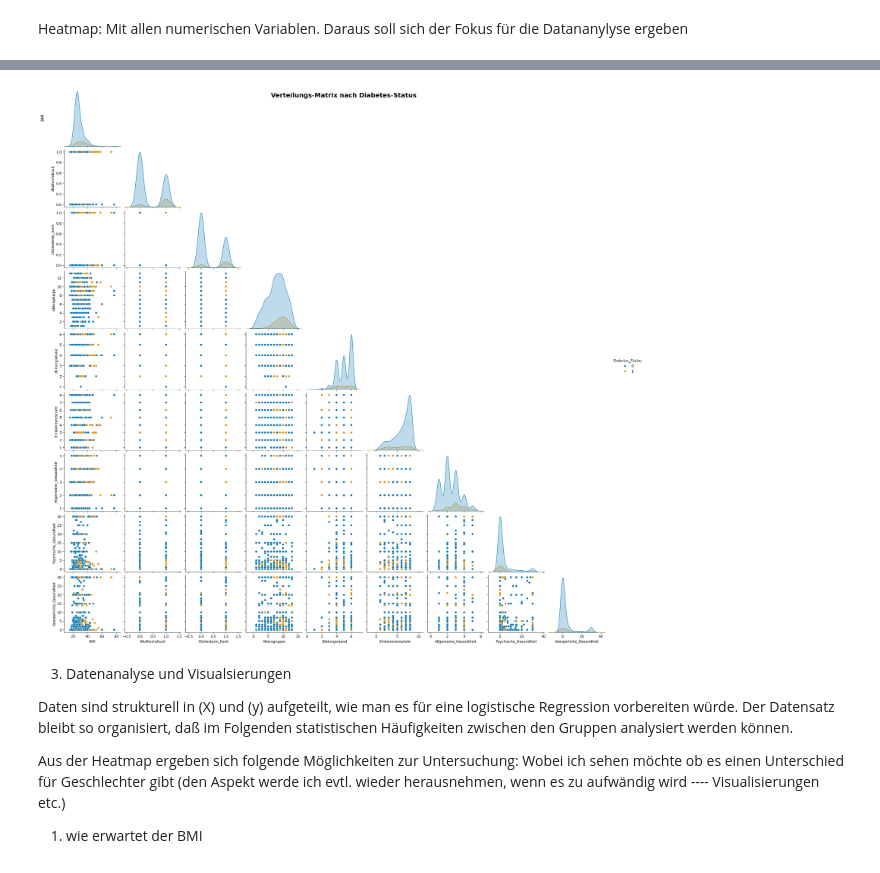
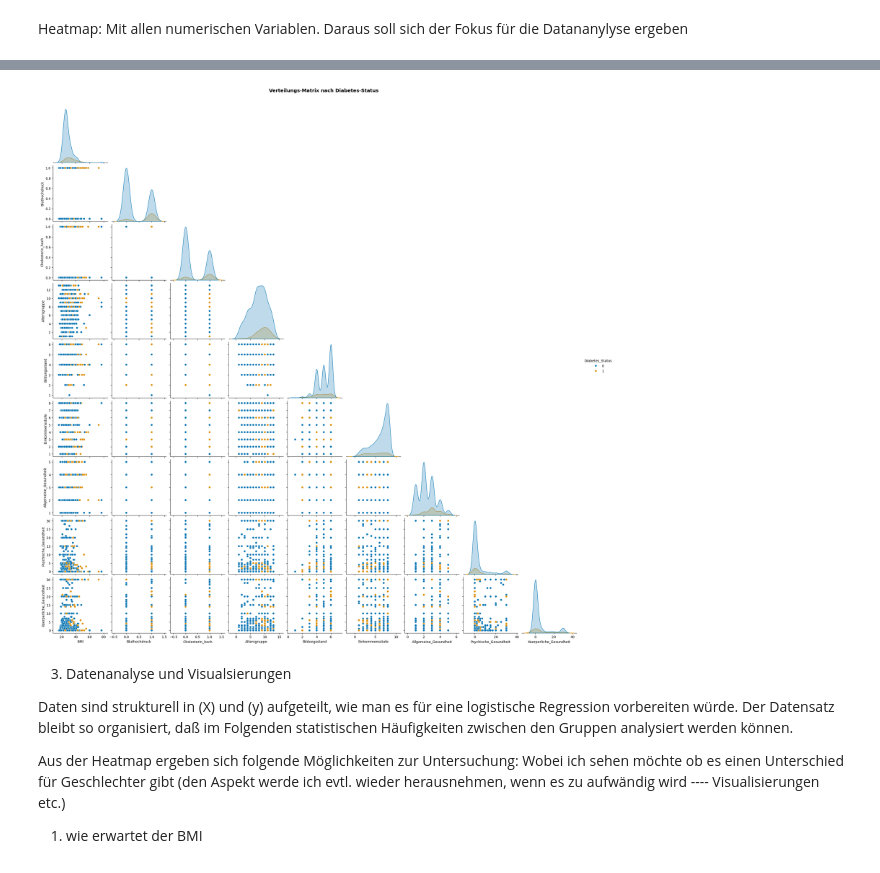
Before and after one commit to StackKer5000/Diabetes_Analysis, a Jupyter notebook: diabetes_v02.ipynb, the cells around one changed output, grey strips where cells are left out. Drawn from its saved outputs; the diff is of its cells as text; code cells hidden in the pictures.

```diff
--- a/diabetes_v02.ipynb
+++ b/diabetes_v02.ipynb
@@ -298,9 +319,7 @@ def bmi_kategorie_code(bmi):
 # Neue numerische Spalte
 df["BMI_Kategorie_Code"] = df["BMI"].apply(bmi_kategorie_code)
 
-# Datentyp in int8 umwandeln
-df["BMI_Kategorie_Code"] = df["BMI_Kategorie_Code"].astype("int8")
-
-# Check
-print(df[["BMI", "BMI_Kategorie_Text", "BMI_Kategorie_Code"]].head())
+#Check
+print("Überprüfung der generierten BMI-Kodes (Auszug):")
+display(df[["BMI", "BMI_Kategorie_Text", "BMI_Kategorie_Code"]].head())
 # %% [output]
@@ -438,56 +420,31 @@ plt.show()
 # %%
-# Seaborn Plot
+# Grafik: Verteilungs-Matrix nach Diabetes-Status
 
-# Stichprobe
+# Stichprobe für besseres Rendering ziehen
 df_sample = df.sample(n=1000, random_state=42)
 
-# Schlüsselvariablen analog Scatter-Matrix
 uebersicht_spalten = [
-    "BMI",
-    "Bluthochdruck",
-    "Cholesterin_hoch",
-    "Altersgruppe",
-    "Bildungsstand",
-    "Einkommensstufe",
-    "Allgemeine_Gesundheit",
-    "Psychische_Gesundheit",
-    "Koerperliche_Gesundheit",
+    "BMI", "Bluthochdruck", "Cholesterin_hoch", "Altersgruppe",
+    "Bildungsstand", "Einkommensstufe", "Allgemeine_Gesundheit",
+    "Psychische_Gesundheit", "Koerperliche_Gesundheit"
 ]
 
-# Pairplot erzeugen (ganze Grafik unter g speichern; für nachträgliche Bearbeitung)
+# Pairplot erstellen
 g = sns.pairplot(
     data=df_sample[uebersicht_spalten + ["Diabetes_Status"]],
     hue="Diabetes_Status",
     palette="colorblind",
     vars=uebersicht_spalten,
     corner=True,
-    diag_kind="kde",
+    diag_kind="kde"
 )
 
-# BMI-Beschriftung link nks neben das erste Diagramm setzen. Seaborn gibt es nicht aus
-g.axes.flatten()[0].text(
-    -0.35,
-    0.5,
-    "BMI",
-    transform=g.axes.flatten()[0].transAxes,
-    rotation=90,
-    verticalalignment="center",
-    horizontalalignment="right",
-    fontsize=11,
-    color="black",
-)
-
-# Titel und Layout
-plt.suptitle(
-    "Verteilungs-Matrix nach Diabetes-Status",
-    fontsize=18,
-    y=0.98,
-    fontweight="bold",
-)
+# Titel hinzufügen
+g.figure.suptitle("Verteilungs-Matrix nach Diabetes-Status", fontsize=14, fontweight="bold", y=1.02)
 
 plt.show()
 # %% [output]
-[figure, old version]
+[figure, new version]
 # %% [markdown]
 3) Datenanalyse und Visualsierungen
 
```
Also changed, not shown: parts of 38 cells of this notebook.
